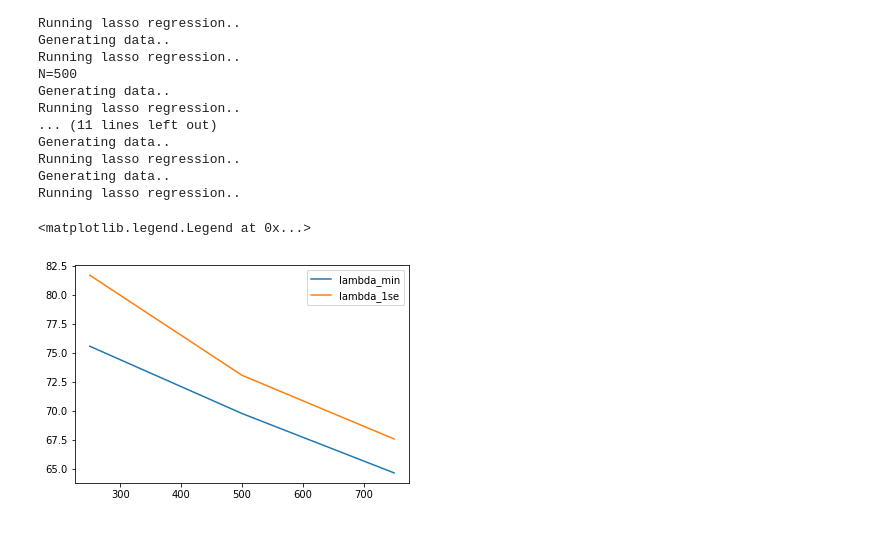
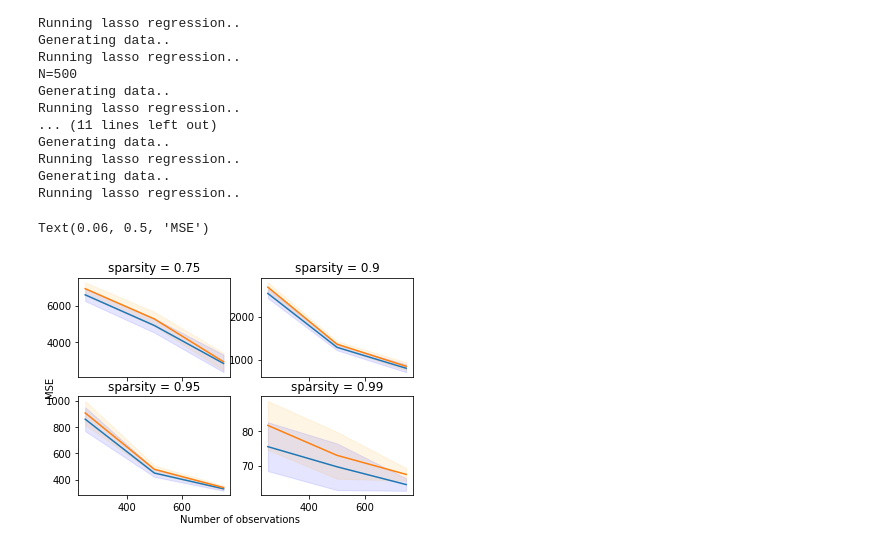
Before and after one commit to HyserAgg/mve441-project3, a Jupyter notebook: part1.ipynb, the cells around one changed output. Saved outputs shown, nothing was run; the diff lists cells and outputs as text; code cells hidden in the pictures.

Commit message:
Plotting now procedure now working

```diff
--- a/part1.ipynb
+++ b/part1.ipynb
@@ -135,23 +135,42 @@ Running lasso regression..
 # %%
 import matplotlib.pyplot as plt
 
-# Plotting alpha_min and alpha_1se vs number of observations
-# for a given sparsity
-sparcity = 0.99
-alpha_min_mse_mean_list = []
-alpha_1se_mse_mean_list = []
-alpha_min_mse_std_list = []
-alpha_1se_mse_std_list = []
-for N in n_observations:
-    alpha_min_mse_mean_list.append(results[f"N={N}"][f"SPRSTY={sparsity}"]["min_alpha_mse_mean"])
-    alpha_1se_mse_mean_list.append(results[f"N={N}"][f"SPRSTY={sparsity}"]["1se_alpha_mse_mean"])
-    alpha_min_mse_std_list.append(results[f"N={N}"][f"SPRSTY={sparsity}"]["min_alpha_mse_std"])
-    alpha_1se_mse_std_list.append(results[f"N={N}"][f"SPRSTY={sparsity}"]["1se_alpha_mse_std"])
-plt.plot(n_observations, alpha_min_mse_mean_list)
-#plt.errorbar(n_observations, alpha_min_mse_mean_list, yerr=alpha_min_mse_std_list, xerr=None)
-plt.plot(n_observations, alpha_1se_mse_mean_list)
-#plt.errorbar(n_observations, alpha_1se_mse_mean_list, yerr=alpha_1se_mse_std_list, xerr=None)
-plt.legend(["lambda_min", "lambda_1se"])
+if len(sparsity_values) != 4:
+        raise Exception("For more than 4 sparsity value the number of subplots must be adjusted")
+
+fig, ((ax1, ax2), (ax3, ax4)) = plt.subplots(2, 2, sharex=True)
+for ix, sparsity in enumerate(sparsity_values):
+    # Plotting alpha_min and alpha_1se vs number of observations
+    # for a given sparsity
+    alpha_min_mse_mean_list = np.zeros(len(n_observations))
+    alpha_1se_mse_mean_list = np.zeros(len(n_observations))
+    alpha_min_mse_std_list = np.zeros(len(n_observations))
+    alpha_1se_mse_std_list = np.zeros(len(n_observations))
+    for jx, N in enumerate(n_observations):
+        alpha_min_mse_mean_list[jx] = results[f"N={N}"][f"SPRSTY={sparsity}"]["min_alpha_mse_mean"]
+        alpha_1se_mse_mean_list[jx] = results[f"N={N}"][f"SPRSTY={sparsity}"]["1se_alpha_mse_mean"]
+        alpha_min_mse_std_list[jx] = results[f"N={N}"][f"SPRSTY={sparsity}"]["min_alpha_mse_std"]
+        alpha_1se_mse_std_list[jx] = results[f"N={N}"][f"SPRSTY={sparsity}"]["1se_alpha_mse_std"]
+
+    ax = None
+    if ix == 0:
+        ax = ax1
+    elif ix == 1:
+        ax = ax2
+    elif ix == 2:
+        ax = ax3
+    elif ix == 3:
+        ax = ax4
+    else:
+        raise Exception("wtf :(")
+
+    ax.plot(n_observations, alpha_min_mse_mean_list)
+    ax.fill_between(n_observations, (alpha_min_mse_mean_list-alpha_min_mse_std_list), (alpha_min_mse_mean_list+alpha_min_mse_std_list), color='b', alpha=.1)
+    ax.plot(n_observations, alpha_1se_mse_mean_list)
+    ax.fill_between(n_observations, (alpha_1se_mse_mean_list-alpha_min_mse_std_list), (alpha_1se_mse_mean_list+alpha_min_mse_std_list), color='orange', alpha=.1)
+    ax.set_title(f"sparsity = {sparsity}")
+fig.text(0.5, 0.04, 'Number of observations', ha='center', va='center')
+fig.text(0.06, 0.5, 'MSE', ha='center', va='center', rotation='vertical')
 # %% [output]
-<matplotlib.legend.Legend at 0x...>
+Text(0.06, 0.5, 'MSE')
-[figure, old version]
+[figure, new version]
```
